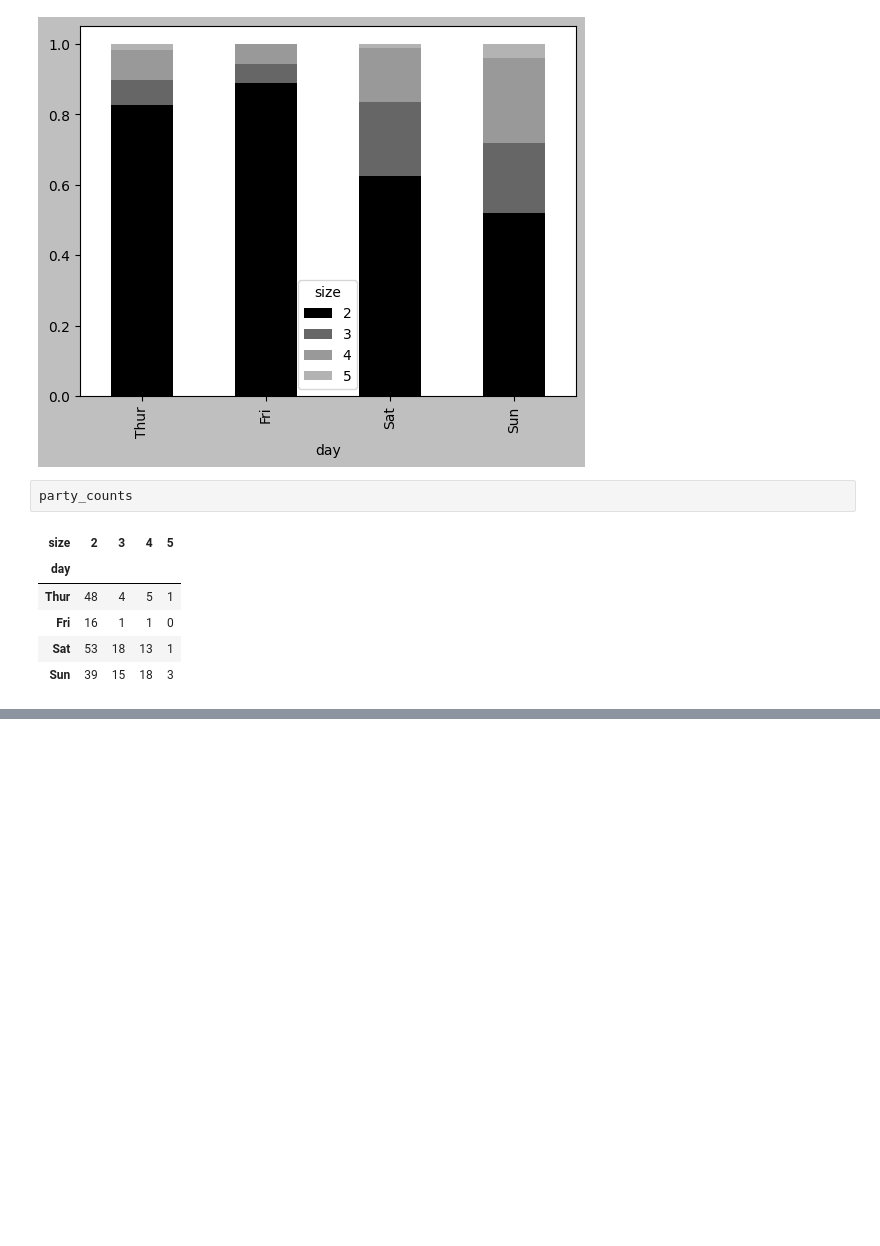
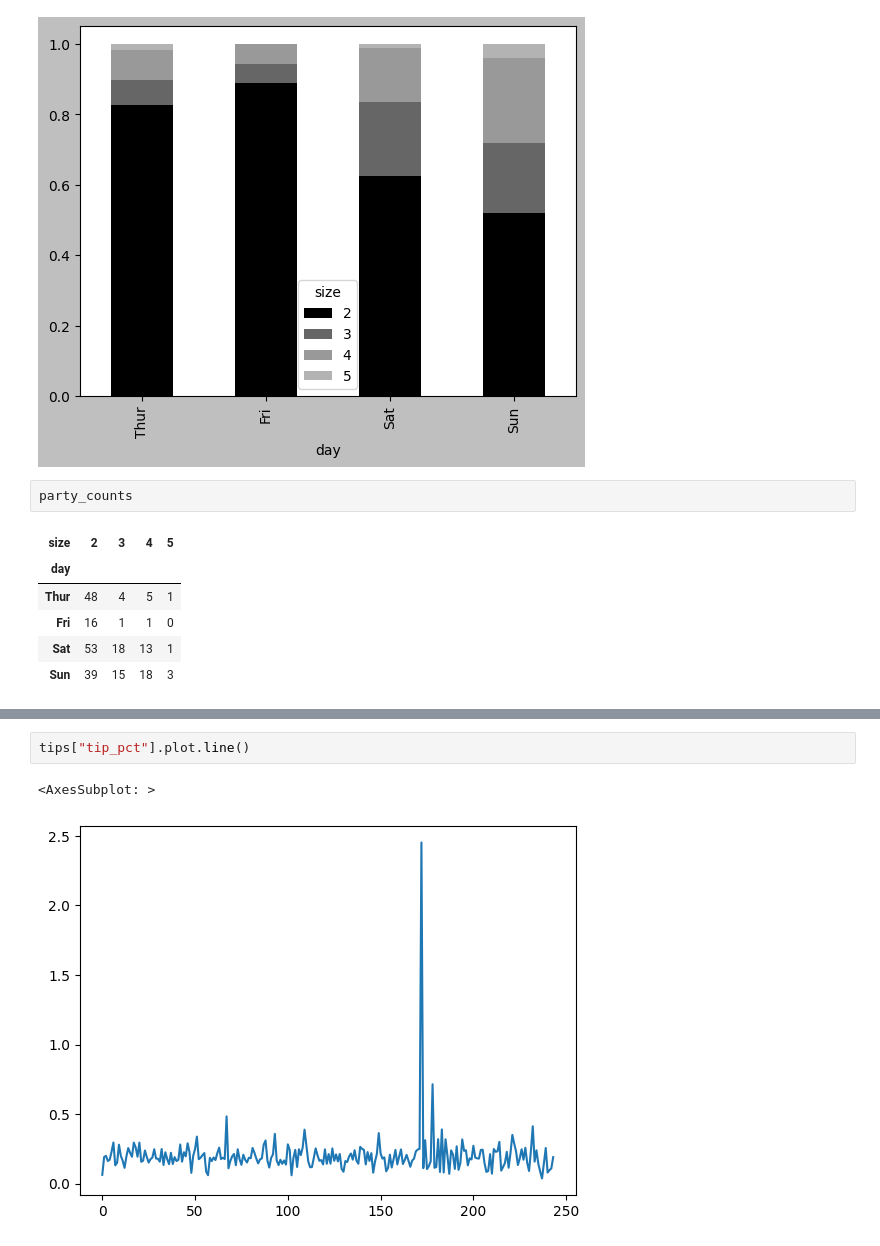
Before and after one commit to zqTheDesigner/rading_python-for-data-analysis, a Jupyter notebook: ch9_Ploting_and_visualisation.ipynb, the cells around one changed output, grey strips where cells are left out. Drawn from its saved outputs; the diff is of its cells as text; blank space fills up the shorter version.

```diff
--- a/ch9_Ploting_and_visualisation.ipynb
+++ b/ch9_Ploting_and_visualisation.ipynb
@@ -370,0 +396,5 @@ sns.barplot(x='tip_pct', y='day', data=tips, orient='h')
+# %%
+tips["tip_pct"].plot.line()
+# %% [output]
+<AxesSubplot: >
+[figure, added]
```
Also changed, not shown: parts of 20 cells of this notebook, 1 other file.
